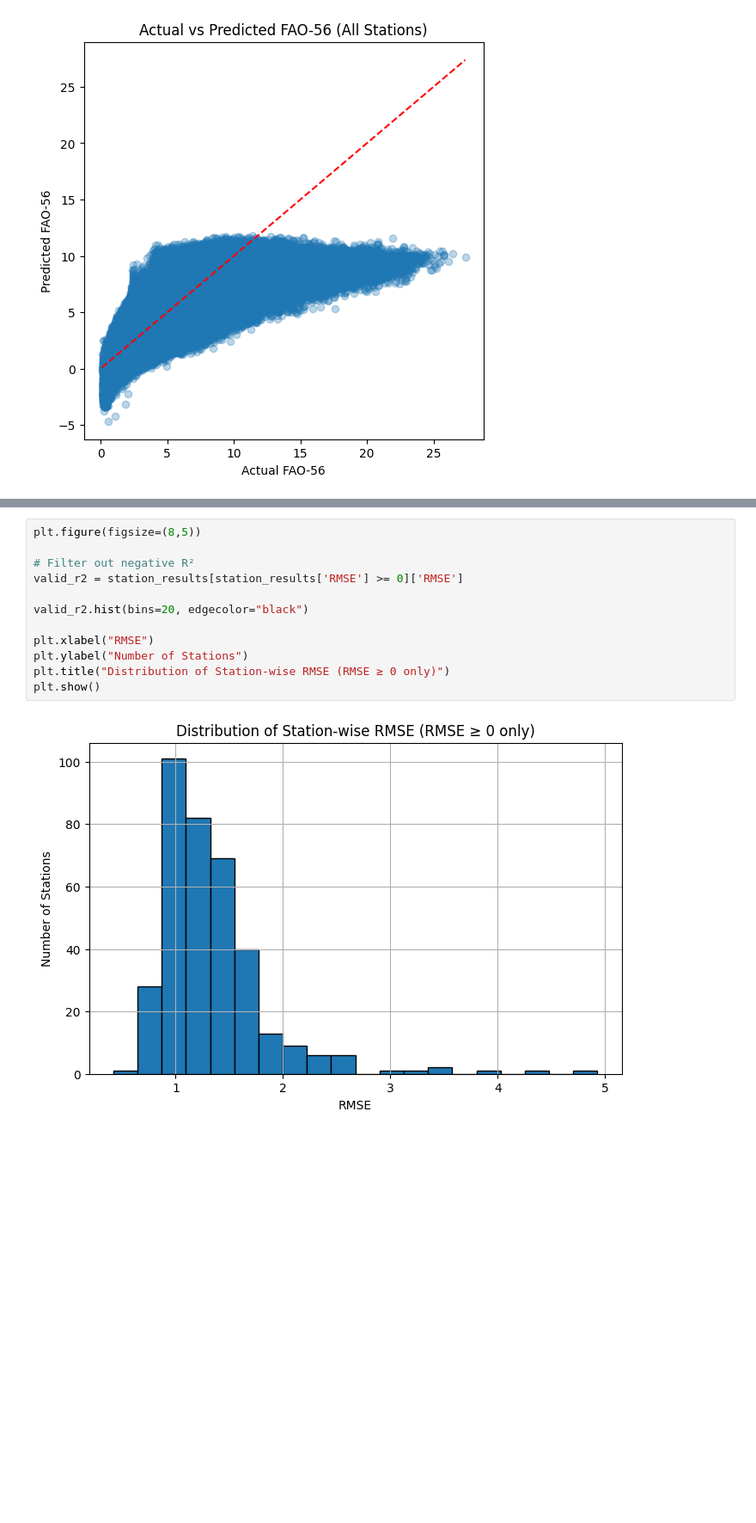
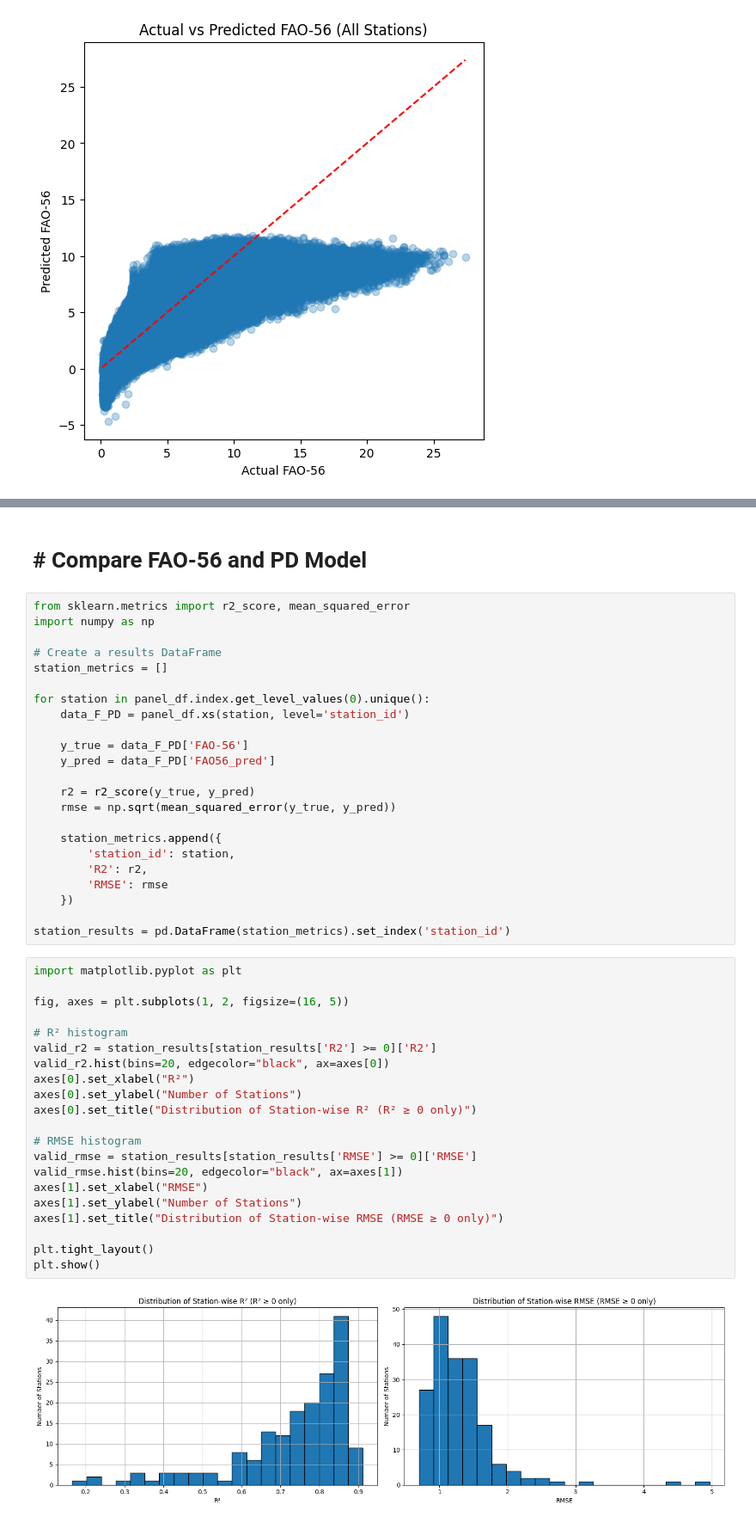
Before and after one commit to shirazialianpooya/panel-data-eto, a Jupyter notebook: src/Python/_03_Calculate_PD.ipynb, the cells around one changed output, grey strips where cells are left out. Shown: that part at 86% size. Saved outputs shown, nothing was run; the diff lists cells and outputs as text; blank space fills up the shorter version.

```diff
--- a/src/Python/_03_Calculate_PD.ipynb
+++ b/src/Python/_03_Calculate_PD.ipynb
@@ -248,14 +299,48 @@ plt.show()
-# %%
-plt.figure(figsize=(8,5))
-
-# Filter out negative R²
-valid_r2 = station_results[station_results['RMSE'] >= 0]['RMSE']
-
-valid_r2.hist(bins=20, edgecolor="black")
-
-plt.xlabel("RMSE")
-plt.ylabel("Number of Stations")
-plt.title("Distribution of Station-wise RMSE (RMSE ≥ 0 only)")
-plt.show()
-# %% [output]
-[figure, removed]
+# %% [markdown]
+# # Compare FAO-56 and PD Model
+# %%
+from sklearn.metrics import r2_score, mean_squared_error
+import numpy as np
+
+# Create a results DataFrame
+station_metrics = []
+
+for station in panel_df.index.get_level_values(0).unique():
+    data_F_PD = panel_df.xs(station, level='station_id')
+
+    y_true = data_F_PD['FAO-56']
+    y_pred = data_F_PD['FAO56_pred']
+
+    r2 = r2_score(y_true, y_pred)
+    rmse = np.sqrt(mean_squared_error(y_true, y_pred))
+
+    station_metrics.append({
+        'station_id': station,
+        'R2': r2,
+        'RMSE': rmse
+    })
+
+station_results = pd.DataFrame(station_metrics).set_index('station_id')
+# %%
+import matplotlib.pyplot as plt
+
+fig, axes = plt.subplots(1, 2, figsize=(16, 5))
+
+# R² histogram
+valid_r2 = station_results[station_results['R2'] >= 0]['R2']
+valid_r2.hist(bins=20, edgecolor="black", ax=axes[0])
+axes[0].set_xlabel("R²")
+axes[0].set_ylabel("Number of Stations")
+axes[0].set_title("Distribution of Station-wise R² (R² ≥ 0 only)")
+
+# RMSE histogram
+valid_rmse = station_results[station_results['RMSE'] >= 0]['RMSE']
+valid_rmse.hist(bins=20, edgecolor="black", ax=axes[1])
+axes[1].set_xlabel("RMSE")
+axes[1].set_ylabel("Number of Stations")
+axes[1].set_title("Distribution of Station-wise RMSE (RMSE ≥ 0 only)")
+
+plt.tight_layout()
+plt.show()
+# %% [output]
+[figure, added]
```
Also changed, not shown: parts of 16 cells of this notebook, 4 other files.
